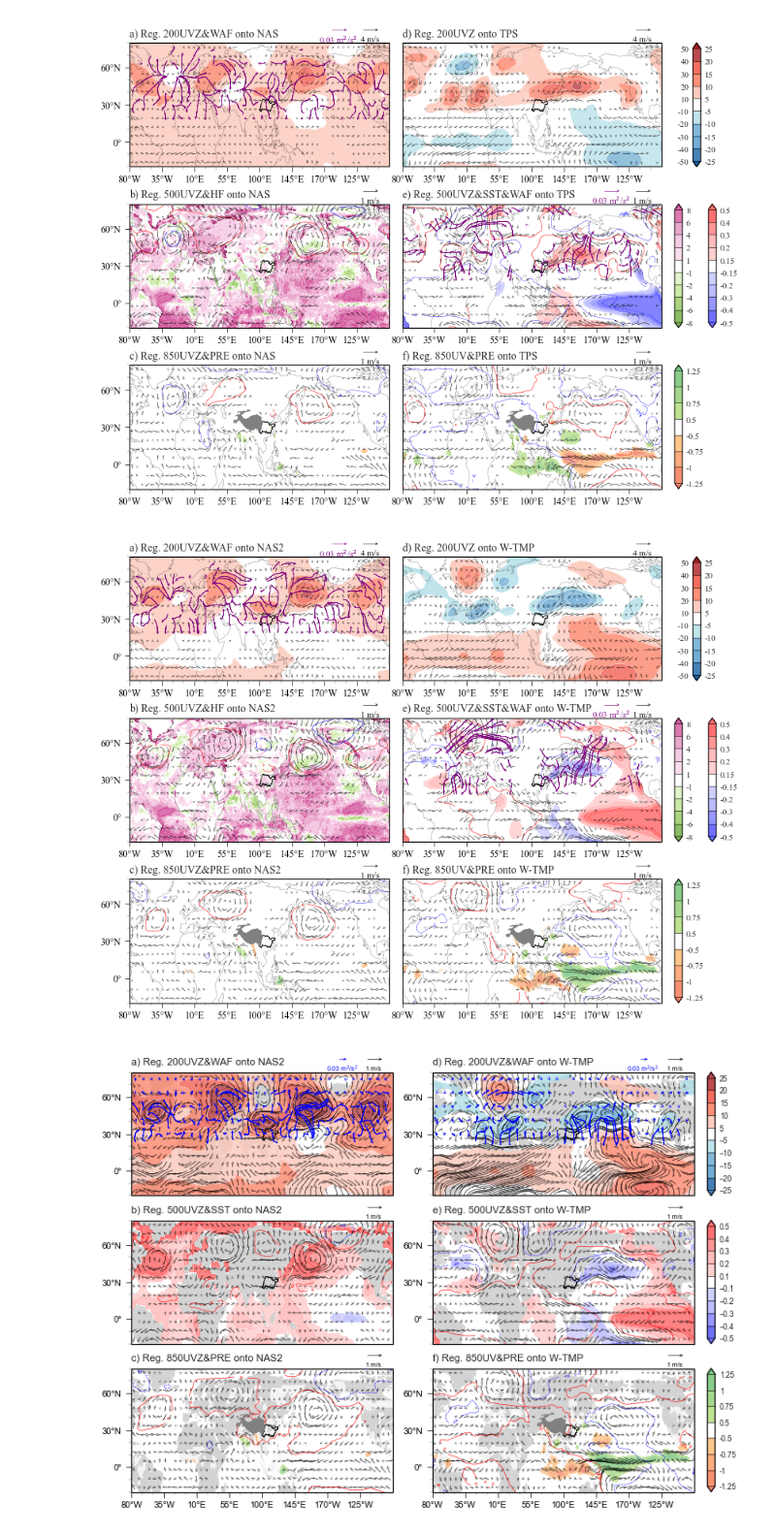
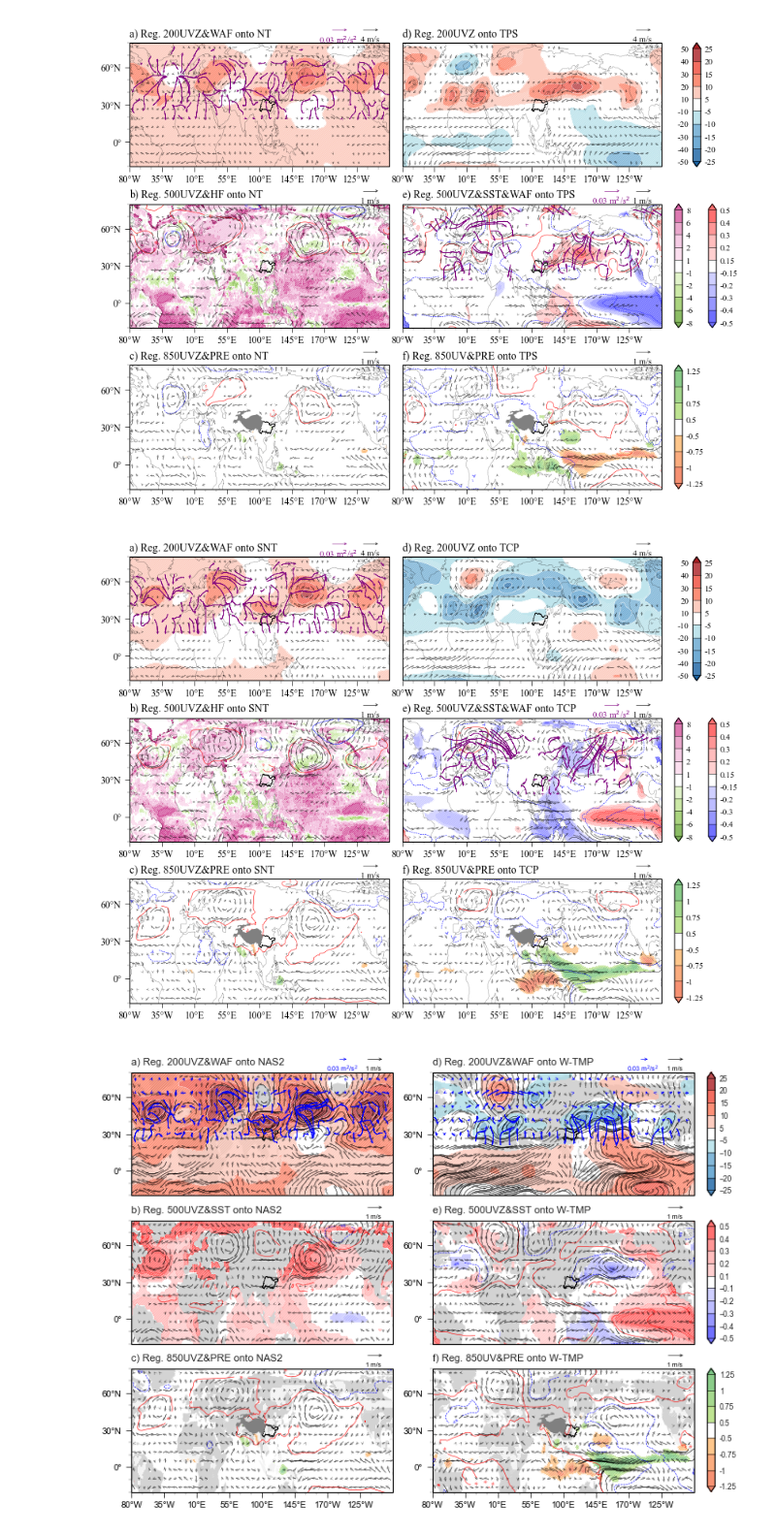
Before and after one commit to hhhopsong/work, a Jupyter notebook: Meteorological/p2/各因子回归场.ipynb, the cells around one changed output. Shown: that part at 97% size. Saved outputs shown, nothing was run; the diff lists cells and outputs as text; code cells hidden in the pictures.

```diff
--- a/Meteorological/p2/各因子回归场.ipynb
+++ b/Meteorological/p2/各因子回归场.ipynb
@@ -288,13 +288,13 @@ zone = [180, 360-90, 5, -5]
 corr_LN = regress(K_series, Sst['sst'].sel(lon=slice(zone[0], zone[1]), lat=slice(zone[2], zone[3])).data)[0]
 time_series = ((Sst.sel(lon=slice(zone[0], zone[1]), lat=slice(zone[2], zone[3]))- Sst.sel(lon=slice(zone[0], zone[1]), lat=slice(zone[2], zone[3])).mean(['year']))*corr_LN).mean(['lat', 'lon'])['sst'].to_numpy()
 
-# zone = [80, 360-110, 10, -10] # nino
-# Sst = lonlat_trs(Sst, type='360->180')
-# Pre = lonlat_trs(Pre, type='360->180')
-# corr_LN = regress(K_series, Pre['pre'].sel(lon=slice(zone[0], zone[1]), lat=slice(zone[2], zone[3])).data)[0]
-# time_series = ((Pre.sel(lon=slice(zone[0], zone[1]), lat=slice(zone[2], zone[3]))- Pre.sel(lon=slice(zone[0], zone[1]), lat=slice(zone[2], zone[3])).mean(['year']))*corr_LN).mean(['lat', 'lon'])['pre'].to_numpy()
-# Sst = lonlat_trs(Sst, type='180->360')
-# Pre = lonlat_trs(Pre, type='180->360')
+zone = [80, 360-110, 10, -10] # nino
+Sst = lonlat_trs(Sst, type='360->180')
+Pre = lonlat_trs(Pre, type='360->180')
+corr_LN = regress(K_series, Pre['pre'].sel(lon=slice(zone[0], zone[1]), lat=slice(zone[2], zone[3])).data)[0]
+time_series = ((Pre.sel(lon=slice(zone[0], zone[1]), lat=slice(zone[2], zone[3]))- Pre.sel(lon=slice(zone[0], zone[1]), lat=slice(zone[2], zone[3])).mean(['year']))*corr_LN).mean(['lat', 'lon'])['pre'].to_numpy()
+Sst = lonlat_trs(Sst, type='180->360')
+Pre = lonlat_trs(Pre, type='180->360')
 time_series = (time_series - np.mean(time_series))/np.std(time_series)
 zone_2 = zone
 time_series_2 = (time_series - np.mean(time_series))/np.std(time_series)
@@ -505,7 +505,7 @@ if 1:
     ##################
 
     ax2 = fig.add_subplot(gs[0, 0], projection=ccrs.PlateCarree(central_longitude=c_lon_2))
-    ax2.set_title(f"a) Reg. 500UVZ&WAF onto C-TMEP", fontsize=10, loc='left')
+    ax2.set_title(f"a) Reg. 500UVZ&WAF onto TCEP", fontsize=10, loc='left')
     ax2.set_extent(draw_zone_2, crs=ccrs.PlateCarree())
     ax2.set_aspect('auto')
     # ax2.add_feature(cfeature.LAND.with_scale('110m'), color='lightgray', lw=0.05)
@@ -580,7 +580,7 @@ if 1:
 
 
     ax3 = fig.add_subplot(gs[1, 0], projection=ccrs.PlateCarree(central_longitude=c_lon_2))
-    ax3.set_title(f"c) Reg. 850UVZ&PRE onto C-TMEP", fontsize=10, loc='left')
+    ax3.set_title(f"c) Reg. 850UVZ&PRE onto TCEP", fontsize=10, loc='left')
     ax3.set_extent(draw_zone_2, crs=ccrs.PlateCarree())
     ax3.set_aspect('auto')
     # ax3.add_feature(cfeature.LAND.with_scale('110m'), color='lightgray', lw=0.05)
@@ -649,7 +649,7 @@ if 2:
     gs = gridspec.GridSpec(3, 2, width_ratios=[1, 1], height_ratios=[1, 1, 1], hspace=0.3, wspace=0.05)
     plt.subplots_adjust(wspace=0.1, hspace=0.05)
     ax1 = fig.add_subplot(gs[0, 0], projection=ccrs.PlateCarree(central_longitude=c_lon_1))
-    ax1.set_title(f"a) Reg. 200UVZ&WAF onto NAS", fontsize=10, loc='left')
+    ax1.set_title(f"a) Reg. 200UVZ&WAF onto NT", fontsize=10, loc='left')
     ax1.set_extent(draw_zone_1, crs=ccrs.PlateCarree())
     ax1.set_aspect('auto')
     ax1.add_feature(cfeature.COASTLINE.with_scale('110m'), linewidth=0.15)
@@ -728,7 +728,7 @@ if 2:
         spine.set_edgecolor('black')
 
     ax2 = fig.add_subplot(gs[1, 0], projection=ccrs.PlateCarree(central_longitude=c_lon_1))
-    ax2.set_title(f"b) Reg. 500UVZ&HF onto NAS", fontsize=10, loc='left')
+    ax2.set_title(f"b) Reg. 500UVZ&HF onto NT", fontsize=10, loc='left')
     ax2.set_extent(draw_zone_1, crs=ccrs.PlateCarree())
     ax2.set_aspect('auto')
     # ax2.add_feature(cfeature.LAND.with_scale('110m'), color='lightgray', lw=0.05)
@@ -767,7 +767,7 @@ if 2:
         spine.set_edgecolor('black')
 
     ax3 = fig.add_subplot(gs[2, 0], projection=ccrs.PlateCarree(central_longitude=c_lon_1))
-    ax3.set_title(f"c) Reg. 850UVZ&PRE onto NAS", fontsize=10, loc='left')
+    ax3.set_title(f"c) Reg. 850UVZ&PRE onto NT", fontsize=10, loc='left')
     ax3.set_extent(draw_zone_1, crs=ccrs.PlateCarree())
     ax3.set_aspect('auto')
     # ax3.add_feature(cfeature.LAND.with_scale('110m'), color='lightgray', lw=0.05)
@@ -1019,7 +1019,7 @@ if 2:
     plt.savefig(f'D:/PyFile/p2/pic/回归场2.png', dpi=600, bbox_inches='tight')
     plt.show()
 # %% [output]
-[figure, old version]
+[figure, new version]
 # %%
 # type3绘图
 if 3:
@@ -1031,7 +1031,7 @@ if 3:
     gs = gridspec.GridSpec(3, 2, width_ratios=[1, 1], height_ratios=[1, 1, 1], hspace=0.3, wspace=0.05)
     plt.subplots_adjust(wspace=0.1, hspace=0.05)
     ax1 = fig.add_subplot(gs[0, 0], projection=ccrs.PlateCarree(central_longitude=c_lon_1))
-    ax1.set_title(f"a) Reg. 200UVZ&WAF onto NAS2", fontsize=10, loc='left')
+    ax1.set_title(f"a) Reg. 200UVZ&WAF onto SNT", fontsize=10, loc='left')
     ax1.set_extent(draw_zone_1, crs=ccrs.PlateCarree())
     ax1.set_aspect('auto')
     ax1.add_feature(cfeature.COASTLINE.with_scale('110m'), linewidth=0.15)
@@ -1110,7 +1110,7 @@ if 3:
         spine.set_edgecolor('black')
 
     ax2 = fig.add_subplot(gs[1, 0], projection=ccrs.PlateCarree(central_longitude=c_lon_1))
-    ax2.set_title(f"b) Reg. 500UVZ&HF onto NAS2", fontsize=10, loc='left')
+    ax2.set_title(f"b) Reg. 500UVZ&HF onto SNT", fontsize=10, loc='left')
     ax2.set_extent(draw_zone_1, crs=ccrs.PlateCarree())
     ax2.set_aspect('auto')
     # ax2.add_feature(cfeature.LAND.with_scale('110m'), color='lightgray', lw=0.05)
@@ -1149,7 +1149,7 @@ if 3:
         spine.set_edgecolor('black')
 
     ax3 = fig.add_subplot(gs[2, 0], projection=ccrs.PlateCarree(central_longitude=c_lon_1))
-    ax3.set_title(f"c) Reg. 850UVZ&PRE onto NAS2", fontsize=10, loc='left')
+    ax3.set_title(f"c) Reg. 850UVZ&PRE onto SNT", fontsize=10, loc='left')
     ax3.set_extent(draw_zone_1, crs=ccrs.PlateCarree())
     ax3.set_aspect('auto')
     # ax3.add_feature(cfeature.LAND.with_scale('110m'), color='lightgray', lw=0.05)
@@ -1205,7 +1205,7 @@ if 3:
     xticks1 = np.arange(draw_zone_2[0], draw_zone_2[1], 5)
     yticks1 = np.arange(draw_zone_2[2], draw_zone_2[3], 30)
     ax1 = fig.add_subplot(gs[0, 1], projection=ccrs.PlateCarree(central_longitude=c_lon_2))
-    ax1.set_title(f"d) Reg. 200UVZ onto W-TMP", fontsize=10, loc='left')
+    ax1.set_title(f"d) Reg. 200UVZ onto TCP", fontsize=10, loc='left')
     ax1.set_extent(draw_zone_2, crs=ccrs.PlateCarree())
     ax1.set_aspect('auto')
     # ax1.add_feature(cfeature.LAND.with_scale('110m'), color='lightgray', lw=0.05)
@@ -1281,7 +1281,7 @@ if 3:
     cb4.ax.tick_params(length=0, labelsize=8)  # length为刻度线的长度
 
     ax2 = fig.add_subplot(gs[1, 1], projection=ccrs.PlateCarree(central_longitude=c_lon_2))
-    ax2.set_title(f"e) Reg. 500UVZ&SST&WAF onto W-TMP", fontsize=10, loc='left')
+    ax2.set_title(f"e) Reg. 500UVZ&SST&WAF onto TCP", fontsize=10, loc='left')
     ax2.set_extent(draw_zone_2, crs=ccrs.PlateCarree())
     ax2.set_aspect('auto')
     # ax2.add_feature(cfeature.LAND.with_scale('110m'), color='lightgray', lw=0.05)
@@ -1339,7 +1339,7 @@ if 3:
     cb5.ax.tick_params(length=0, labelsize=8)  # length为刻度线的长度
 
     ax3 = fig.add_subplot(gs[2, 1], projection=ccrs.PlateCarree(central_longitude=c_lon_2))
-    ax3.set_title(f"f) Reg. 850UV&PRE onto W-TMP", fontsize=10, loc='left')
+    ax3.set_title(f"f) Reg. 850UV&PRE onto TCP", fontsize=10, loc='left')
     ax3.set_extent(draw_zone_2, crs=ccrs.PlateCarree())
     ax3.set_aspect('auto')
     # ax3.add_feature(cfeature.LAND.with_scale('110m'), color='lightgray', lw=0.05)
@@ -1374,34 +1374,34 @@ if 3:
     wind = Curlyquiver(ax3, U['lon'], U['lat'], reg_u_2[4, :, :], reg_v_2[4, :, :], thinning=["40%", 'min'],
                                   center_lon=c_lon_2, arrowsize=.5, scale=3, linewidth=0.15, regrid=15,
                                 color='k', nanmax=wind.nanmax, MinDistance=[0.2, 0.1])
     wind.key(fig, U=1, label='1 m/s', ud=7.7, edgecolor='none', arrowsize=.5, color='k', linewidth=0.4, fontproperties={'size': 8})
     # z
     positive_values = reg_z_2[4][reg_z_2[4] > 0]
     q50_positive = np.round(np.percentile(positive_values, 33.3)/9.8) if positive_values.size > 0 else 0
     positive_values = reg_z_2[4][reg_z_2[4] < 0]
     q50_positive_ = np.round(np.percentile(positive_values, 66.6)/9.8) if positive_values.size > 0 else 0
     z_high = ax3.contour(Z['lon'], Z['lat'], reg_z_2[4, :, :]/9.8, colors='red', levels=[4], linewidths=0.4, transform=ccrs.PlateCarree(central_longitude=0))
     z_low = ax3.contour(Z['lon'], Z['lat'], reg_z_2[4, :, :]/9.8, colors='blue', levels=[q50_positive_], linewidths=0.4, transform=ccrs.PlateCarree(central_longitude=0))
     z_high.clabel(inline=1, fontsize=4)
     z_low.clabel(inline=1, fontsize=4)
     # 边框显示为黑色
     ax3.grid(False)
     for spine in ax3.spines.values():
         spine.set_edgecolor('black')
     # 色条
     ax3_colorbar = inset_axes(ax3, width="3%", height="100%", loc='lower left', bbox_to_anchor=(1.05, 0., 1, 1), bbox_transform=ax3.transAxes, borderpad=0)
     cb3 = plt.colorbar(pre, cax=ax3_colorbar, orientation='vertical', drawedges=True)
     cb3.outline.set_edgecolor('black')  # 将colorbar边框调为黑色
     cb3.dividers.set_color('black') # 将colorbar内间隔线调为黑色
     cb3.locator = ticker.FixedLocator(np.array([-1.25, -1., -.75, -.5, .5, .75, 1., 1.25]))
     cb3.set_ticklabels(['-1.25', '-1', '-0.75', '-0.5', '0.5', '0.75', '1', '1.25'])
     cb3.ax.tick_params(length=0, labelsize=8)  # length为刻度线的长度
 
 
     plt.savefig(f'D:/PyFile/p2/pic/回归场3.png', dpi=600, bbox_inches='tight')
     plt.show()
 # %% [output]
-[figure, old version]
+[figure, new version]
 # %%
 # type3绘图
 if 3:
```
Also changed, not shown: parts of 2 cells of this notebook, 6 other files.
